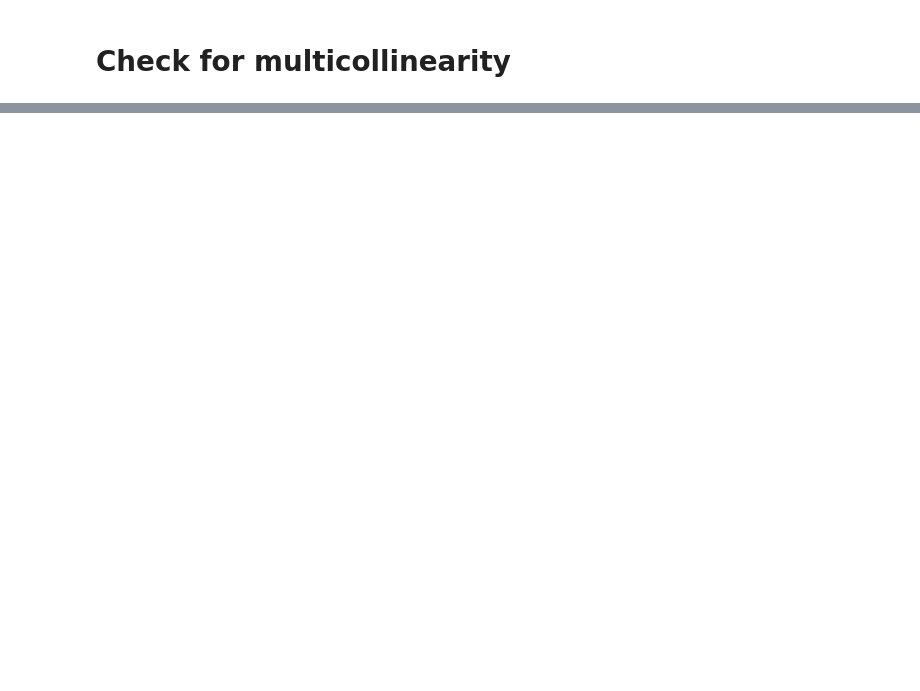
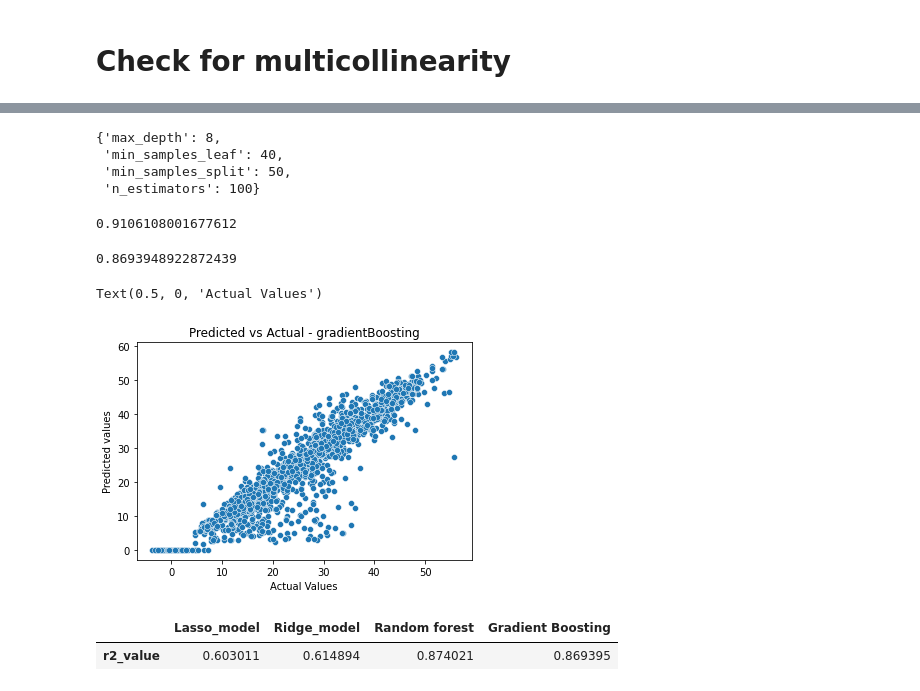
Before and after one commit to abhashjain9/Bike-Sharing-Demand-Prediction, a Jupyter notebook: Bike_Sharing_Demand_Prediction_Capstone_Project.ipynb, the cells around one changed output, grey strips where cells are left out. Drawn from its saved outputs; the diff is of its cells as text; code cells hidden in the pictures; blank space fills up the shorter version.

```diff
--- a/Bike_Sharing_Demand_Prediction_Capstone_Project.ipynb
+++ b/Bike_Sharing_Demand_Prediction_Capstone_Project.ipynb
@@ -549,0 +763,10 @@ df=df.drop(['Rainfall(mm)','Snowfall (cm)'],axis=1)
+# %%
+# Create an instance of the GradientBoostingRegressor
+gb_model = GradientBoostingRegressor()
+
+# Grid search
+gb_grid = GridSearchCV(estimator=gb_model,
+                       param_grid = param_dict,
+                       cv = 5, verbose=2)
+# %%
+fgb_model= gb_grid.fit(X_train,y_train)
@@ -549,0 +796,41 @@ df=df.drop(['Rainfall(mm)','Snowfall (cm)'],axis=1)
+# %%
+gb_optimal_model = gb_grid.best_estimator_
+# %%
+gb_grid.best_params_
+# %% [output]
+{'max_depth': 8,
+ 'min_samples_leaf': 40,
+ 'min_samples_split': 50,
+ 'n_estimators': 100}
+# %%
+# Making predictions on train and test data
+
+y_pred_train_g_g = gb_optimal_model.predict(X_train)
+y_pred_g_g= gb_optimal_model.predict(X_test)
+# %%
+r2_score(y_train, y_pred_train_g_g)
+# %% [output]
+0.9106108001677612
+# %%
+gradient=r2_score(y_test, y_pred_g_g)
+
+gradient
+# %% [output]
+0.8693948922872439
+# %%
+# Visualiz the predictions
+sns.scatterplot(x=y_pred_g_g,y=y_test)
+plt.title('Predicted vs Actual - gradientBoosting')
+plt.ylabel('Predicted values')
+plt.xlabel('Actual Values')
+# %% [output]
+Text(0.5, 0, 'Actual Values')
+[figure, added]
+# %%
+models= ['Lasso_model','Ridge_model','Random forest','Gradient Boosting']
+R2_value= [r2_lr,r2_ridge_test,R2_Score_test,gradient]
+compare_models = pd.DataFrame([R2_value],columns=models,index =['r2_value'])
+compare_models
+# %% [output]
+|  | Lasso_model | Ridge_model | Random forest | Gradient Boosting |
+| r2_value | 0.603011 | 0.614894 | 0.874021 | 0.869395 |
```
Also changed, not shown: parts of 42 cells of this notebook.
